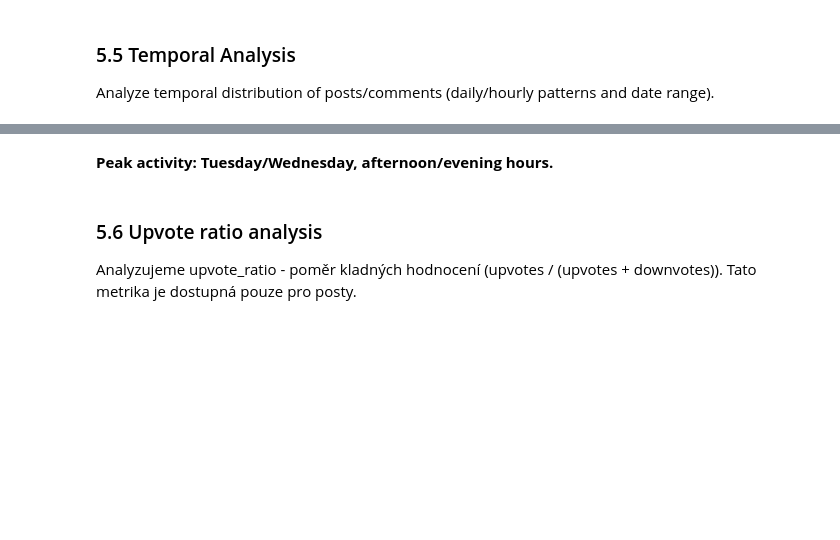
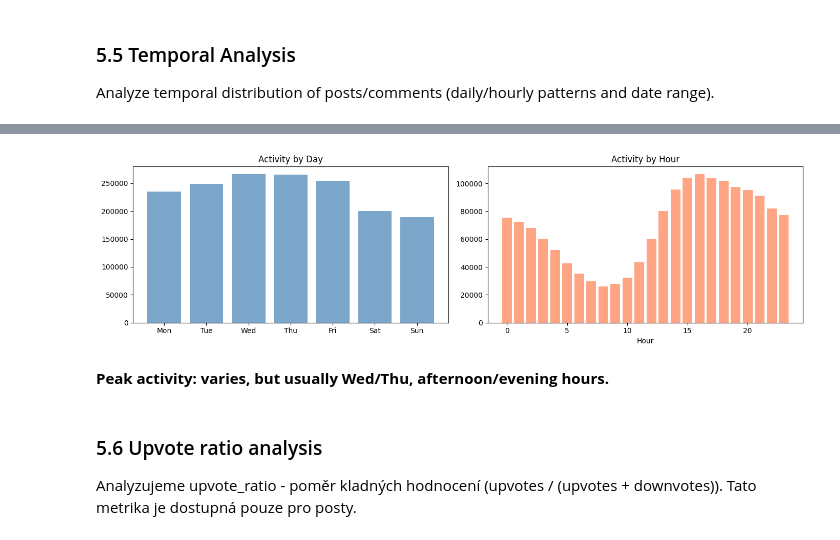
Before and after one commit to OndrejZ24/stock-sentiment-analysis, a Jupyter notebook: preprocessing.ipynb, the cells around one changed output, grey strips where cells are left out. Saved outputs shown, nothing was run; the diff lists cells and outputs as text; code cells hidden in the pictures; blank space fills up the shorter version.

```diff
--- a/preprocessing.ipynb
+++ b/preprocessing.ipynb
@@ -582,59 +368,32 @@ else:
 
 Analyze temporal distribution of posts/comments (daily/hourly patterns and date range).
 # %%
-# 5.5 Temporal Analysis
+valid_dates = df_unified[df_unified['created_utc'].notna()].copy()
+valid_dates['datetime'] = pd.to_datetime(valid_dates['created_utc'], unit='s')
 
-if len(df_unified) > 0 and 'created_utc' in df_unified.columns:
+print(f"Date range: {valid_dates['datetime'].min()} to {valid_dates['datetime'].max()}")
+print(f"Span: {(valid_dates['datetime'].max() - valid_dates['datetime'].min()).days} days")
 
-    # Converting to datetime
-    valid_dates = df_unified[df_unified['created_utc'].notna()].copy()
+valid_dates['hour'] = valid_dates['datetime'].dt.hour
+valid_dates['day_of_week'] = valid_dates['datetime'].dt.day_name()
 
-    if len(valid_dates) > 0:
-        valid_dates['datetime'] = pd.to_datetime(valid_dates['created_utc'], unit='s')
+fig, (ax1, ax2) = plt.subplots(1, 2, figsize=(14, 4))
 
-        # Date range
-        print(f"\nDate Range:")
-        print(f"  Earliest: {valid_dates['datetime'].min()}")
-        print(f"  Latest: {valid_dates['datetime'].max()}")
-        print(f"  Span: {(valid_dates['datetime'].max() - valid_dates['datetime'].min()).days} days")
+day_order = ['Monday', 'Tuesday', 'Wednesday', 'Thursday', 'Friday', 'Saturday', 'Sunday']
+day_counts = valid_dates['day_of_week'].value_counts()
+day_counts_ordered = [day_counts.get(d, 0) for d in day_order]
+ax1.bar(range(7), day_counts_ordered, color='steelblue', alpha=0.7)
+ax1.set_xticks(range(7))
+ax1.set_xticklabels(['Mon', 'Tue', 'Wed', 'Thu', 'Fri', 'Sat', 'Sun'])
+ax1.set_title('Activity by Day')
 
-        valid_dates['date'] = valid_dates['datetime'].dt.date
-        valid_dates['hour'] = valid_dates['datetime'].dt.hour
-        valid_dates['day_of_week'] = valid_dates['datetime'].dt.day_name()
-        valid_dates['month'] = valid_dates['datetime'].dt.month
+hour_counts = valid_dates['hour'].value_counts()
+hours = list(range(24))
+counts = [hour_counts.get(h, 0) for h in hours]
+ax2.bar(hours, counts, color='coral', alpha=0.7)
+ax2.set_title('Activity by Hour')
+ax2.set_xlabel('Hour')
 
-        # Posts per day
-        daily_counts = valid_dates.groupby('date').size()
-        print(f"  Mean posts per day: {daily_counts.mean():.1f}")
-
-        # temporal patterns
-        print(f"\nTemporal Distribution Charts:")
-        fig, (ax1, ax2) = plt.subplots(1, 2, figsize=(16, 5))
-
-        day_order = ['Monday', 'Tuesday', 'Wednesday', 'Thursday', 'Friday', 'Saturday', 'Sunday']
-        day_counts = valid_dates['day_of_week'].value_counts()
-        day_counts_ordered = [int(day_counts.get(d, 0)) for d in day_order]
-        ax1.bar(range(7), day_counts_ordered, color='steelblue', alpha=0.7, edgecolor='black')
-        ax1.set_xlabel('Day of Week')
-        ax1.set_ylabel('Number of Posts')
-        ax1.set_title('Activity by Day of Week')
-        ax1.set_xticks(range(7))
-        ax1.set_xticklabels(['Mon', 'Tue', 'Wed', 'Thu', 'Fri', 'Sat', 'Sun'])
-        ax1.grid(axis='y', alpha=0.3)
-
-        hour_counts = valid_dates['hour'].value_counts()
-        hours = list(range(24))
-        counts = [hour_counts.get(h, 0) for h in hours]
-        ax2.bar(hours, counts, color='coral', alpha=0.7, edgecolor='black')
-        ax2.set_xlabel('Hour of Day')
-        ax2.set_ylabel('Number of Posts')
-        ax2.set_title('Hourly Activity Distribution')
-        ax2.set_xticks(range(0, 24, 2))
-        ax2.grid(axis='y', alpha=0.3)
-
-        plt.tight_layout()
-        plt.show()
-
-    print()
-else:
-    print("Warning: No temporal data available for analysis")
+plt.tight_layout()
+plt.show()
+# %% [output]
@@ -641,5 +402,6 @@ else:
+[figure, added]
 # %% [markdown]
-**Peak activity: Tuesday/Wednesday, afternoon/evening hours.**
+**Peak activity: varies, but usually Wed/Thu, afternoon/evening hours.**
 # %% [markdown]
 ### 5.6 Upvote ratio analysis
 
```
Also changed, not shown: parts of 43 cells of this notebook, 6 other files.
